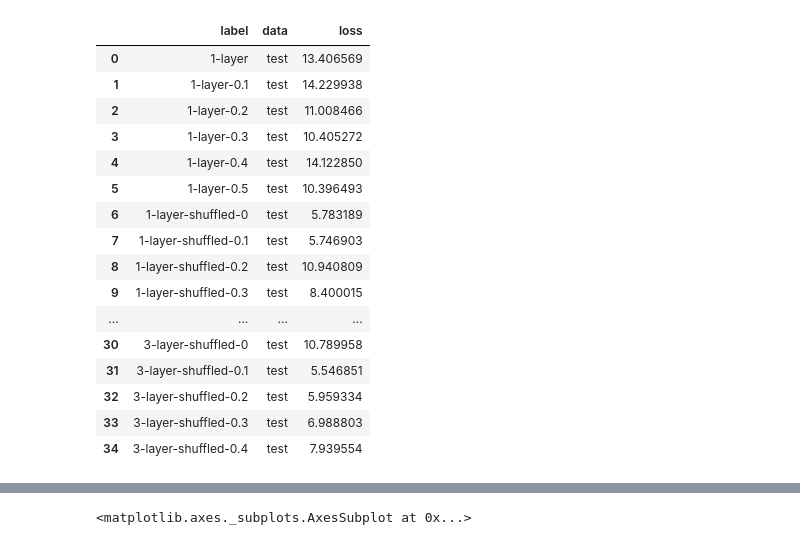
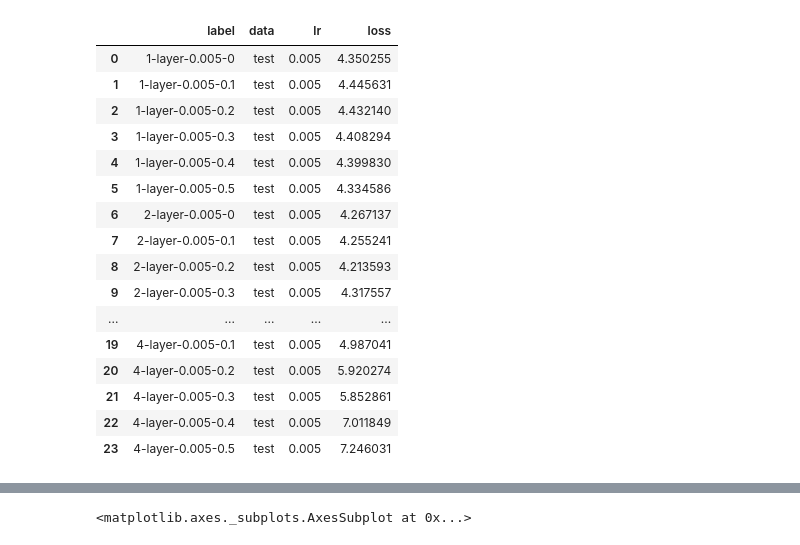
Before and after one commit to UCSD-SEELab/dropouts, a Jupyter notebook: analysis.ipynb, the cells around one changed output, grey strips where cells are left out. Cells and saved outputs as stored; diff of their text form; code cells hidden in the pictures.

```diff
--- a/analysis.ipynb
+++ b/analysis.ipynb
@@ -4,46 +4,46 @@ from plotnine import *
 import os
 # %%
 data_list = []
-directory = os.path.join(os.path.dirname("./"), 'readings')
+directory = os.path.join(os.path.dirname("./readings/"), 'round2')
 
 for file in os.listdir(directory):
     if not (file.lower().endswith('.csv')):
         continue
 #     print(file)
-    df = pd.read_csv("./readings/" + file)
+    df = pd.read_csv(directory + '/' + file)
     data_list.append(df)
 # %%
 all_data = pd.concat(data_list)
 # %%
 df_accs = (
     all_data[all_data.data == 'test']
     [all_data.columns[:4]]
     .dropna(subset=['label', 'data'])
     .groupby(['label', 'data'])
     .agg('mean')
     .assign(loss = lambda x: x['0'])
-    .drop(columns=['fold', '0'])
+    .drop(columns=['0'])
     .reset_index()
 )
 df_accs
 # %% [output]
-|  | label | data | loss |
-| 0 | 1-layer | test | 13.406569 |
-| 1 | 1-layer-0.1 | test | 14.229938 |
-| 2 | 1-layer-0.2 | test | 11.008466 |
-| 3 | 1-layer-0.3 | test | 10.405272 |
-| 4 | 1-layer-0.4 | test | 14.122850 |
-| 5 | 1-layer-0.5 | test | 10.396493 |
-| 6 | 1-layer-shuffled-0 | test | 5.783189 |
-| 7 | 1-layer-shuffled-0.1 | test | 5.746903 |
-| 8 | 1-layer-shuffled-0.2 | test | 10.940809 |
-| 9 | 1-layer-shuffled-0.3 | test | 8.400015 |
-| ... | ... | ... | ... |
-| 30 | 3-layer-shuffled-0 | test | 10.789958 |
-| 31 | 3-layer-shuffled-0.1 | test | 5.546851 |
-| 32 | 3-layer-shuffled-0.2 | test | 5.959334 |
-| 33 | 3-layer-shuffled-0.3 | test | 6.988803 |
-| 34 | 3-layer-shuffled-0.4 | test | 7.939554 |
+|  | label | data | lr | loss |
+| 0 | 1-layer-0.005-0 | test | 0.005 | 4.350255 |
+| 1 | 1-layer-0.005-0.1 | test | 0.005 | 4.445631 |
+| 2 | 1-layer-0.005-0.2 | test | 0.005 | 4.432140 |
+| 3 | 1-layer-0.005-0.3 | test | 0.005 | 4.408294 |
+| 4 | 1-layer-0.005-0.4 | test | 0.005 | 4.399830 |
+| 5 | 1-layer-0.005-0.5 | test | 0.005 | 4.334586 |
+| 6 | 2-layer-0.005-0 | test | 0.005 | 4.267137 |
+| 7 | 2-layer-0.005-0.1 | test | 0.005 | 4.255241 |
+| 8 | 2-layer-0.005-0.2 | test | 0.005 | 4.213593 |
+| 9 | 2-layer-0.005-0.3 | test | 0.005 | 4.317557 |
+| ... | ... | ... | ... | ... |
+| 19 | 4-layer-0.005-0.1 | test | 0.005 | 4.987041 |
+| 20 | 4-layer-0.005-0.2 | test | 0.005 | 5.920274 |
+| 21 | 4-layer-0.005-0.3 | test | 0.005 | 5.852861 |
+| 22 | 4-layer-0.005-0.4 | test | 0.005 | 7.011849 |
+| 23 | 4-layer-0.005-0.5 | test | 0.005 | 7.246031 |
 # %%
 df_filt = (
     all_data.dropna()
```
Also changed, not shown: parts of 4 cells of this notebook, 27 other files.
